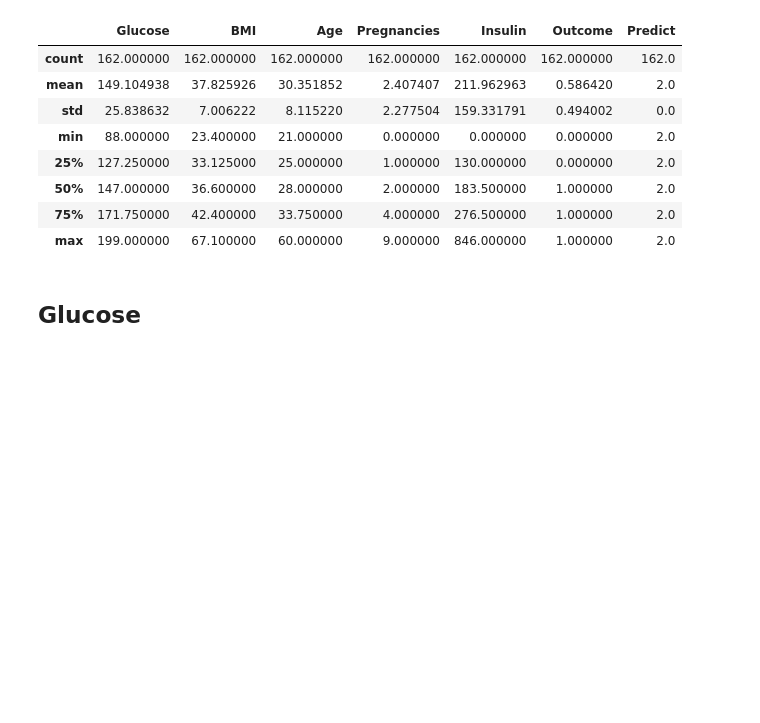
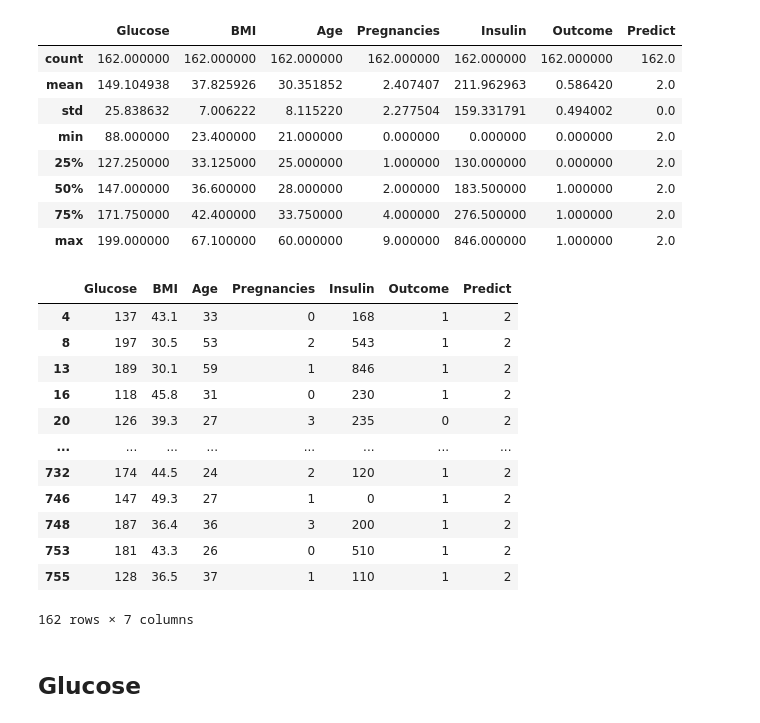
Before and after one commit to ArjunaWahyu/flask-ML, a Jupyter notebook: model/Diabetes_Model.ipynb, the cells around one changed output. Drawn from its saved outputs; the diff is of its cells as text; code cells hidden in the pictures; blank space fills up the shorter version.

```diff
--- a/model/Diabetes_Model.ipynb
+++ b/model/Diabetes_Model.ipynb
@@ -240,6 +272,22 @@ P2.describe()
 | 50% | 147.000000 | 36.600000 | 28.000000 | 2.000000 | 183.500000 | 1.000000 | 2.0 |
 | 75% | 171.750000 | 42.400000 | 33.750000 | 4.000000 | 276.500000 | 1.000000 | 2.0 |
 | max | 199.000000 | 67.100000 | 60.000000 | 9.000000 | 846.000000 | 1.000000 | 2.0 |
+# %%
+P2
+# %% [output]
+|  | Glucose | BMI | Age | Pregnancies | Insulin | Outcome | Predict |
+| 4 | 137 | 43.1 | 33 | 0 | 168 | 1 | 2 |
+| 8 | 197 | 30.5 | 53 | 2 | 543 | 1 | 2 |
+| 13 | 189 | 30.1 | 59 | 1 | 846 | 1 | 2 |
+| 16 | 118 | 45.8 | 31 | 0 | 230 | 1 | 2 |
+| 20 | 126 | 39.3 | 27 | 3 | 235 | 0 | 2 |
+| ... | ... | ... | ... | ... | ... | ... | ... |
+| 732 | 174 | 44.5 | 24 | 2 | 120 | 1 | 2 |
+| 746 | 147 | 49.3 | 27 | 1 | 0 | 1 | 2 |
+| 748 | 187 | 36.4 | 36 | 3 | 200 | 1 | 2 |
+| 753 | 181 | 43.3 | 26 | 0 | 510 | 1 | 2 |
+| 755 | 128 | 36.5 | 37 | 1 | 110 | 1 | 2 |
+162 rows × 7 columns
 # %% [markdown]
 ## Glucose
 # %%
```
Also changed, not shown: parts of 10 cells of this notebook, 1 other file.
